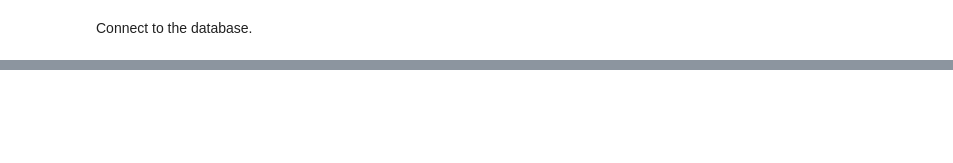
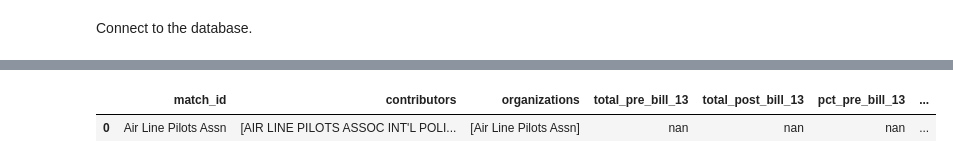
Before and after one commit to PublicI/tax-bill-contribs, a Jupyter notebook: tax-bill-analysis.ipynb, the cells around one changed output, grey strips where cells are left out. Saved outputs shown, nothing was run; the diff lists cells and outputs as text; code cells hidden in the pictures; blank space fills up the shorter version.

```diff
--- a/tax-bill-analysis.ipynb
+++ b/tax-bill-analysis.ipynb
@@ -584,0 +560,10 @@ gave_more_recipients[gave_more_recipients["post_introduction_change"] > 0].sort_
+# %%
+donors = donors_17.merge(donors_13, how="outer", on="match_id", suffixes=["_17", "_13"])
+donors.drop(["change_17", "pct_change_17", "organizations_post_bill", "contributors_post_bill",
+             "organizations_pre_bill", "contributors_pre_bill", "change_13", "pct_change_13"],
+            axis=1, inplace=True)
+donors.rename(columns={"organizations_17": "organizations", "contributors_17": "contributors"})
+donors = donors[["match_id", "contributors", "organizations", "total_pre_bill_13", "total_post_bill_13",
+                 "pct_pre_bill_13", "pct_post_bill_13", "total_pre_bill_17", "total_post_bill_17",
+                 "pct_pre_bill_17", "pct_post_bill_17"]]
+donors.info()
@@ -584,0 +587,9 @@ gave_more_recipients[gave_more_recipients["post_introduction_change"] > 0].sort_
+# %%
+donors["giving_change"] = np.where((donors["pct_post_bill_17"] > donors["pct_post_bill_13"]) | (donors["pct_pre_bill_13"].isnull()), "Increased",
+                                  np.where(donors["pct_post_bill_17"] < donors["pct_post_bill_13"], "Decreased",
+                                           np.where(donors["pct_post_bill_17"] == donors["pct_post_bill_13"], "Stayed the same",
+                                                   "Other")))
+donors.head(1)
+# %% [output]
+|  | match_id | contributors | organizations | total_pre_bill_13 | total_post_bill_13 | pct_pre_bill_13 | ... |
+| 0 | Air Line Pilots Assn | [AIR LINE PILOTS ASSOC INT'L POLI... | [Air Line Pilots Assn] | nan | nan | nan | ... |
```
Also changed, not shown: parts of 106 cells of this notebook.
